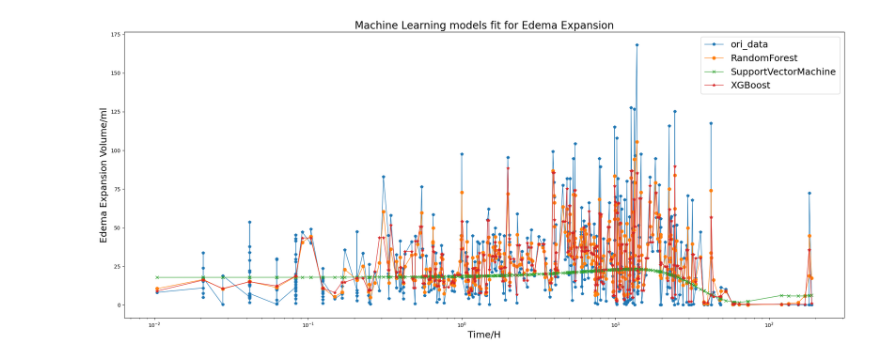
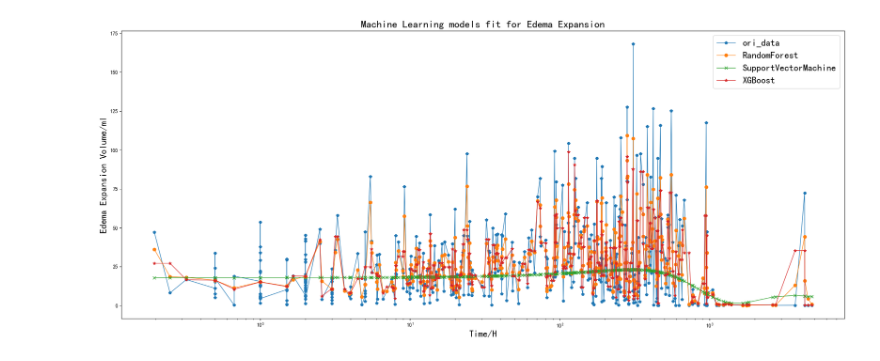
Before and after one commit to FateSlave/multi-model-integration-framework, a Jupyter notebook: EdemaVolume.ipynb, the cells around one changed output. Saved outputs shown, nothing was run; the diff lists cells and outputs as text; code cells hidden in the pictures.

```diff
--- a/EdemaVolume.ipynb
+++ b/EdemaVolume.ipynb
@@ -124,41 +148,40 @@ import matplotlib.pyplot as plt
 
 plt.figure(figsize=(25,10))
 
-
-xdata = sorted_x.to_numpy()
-ydata = sorted_y.to_numpy()
+# xdata = X
+# ydata = y
 
 # RandomForest
 RF_model = RandomForestRegressor(n_estimators=100, random_state=0)
 RF_model.fit(xdata.reshape(-1, 1), ydata)
 RF_pred = RF_model.predict(xdata.reshape(-1,1))
 
 
 # SupportVectorMachine
 SVM_model = SVR(kernel='rbf', C=1.0, epsilon=0.2)
 SVM_model.fit(xdata.reshape(-1, 1), ydata)
 SVM_pred = SVM_model.predict(xdata.reshape(-1,1))
 
 # Xgboost
 XGB_model = xgb.XGBRegressor()
 XGB_model.fit(xdata.reshape(-1,1),ydata)
 XGB_pred = XGB_model.predict(xdata.reshape(-1,1))
 
 plt.plot(xdata,ydata,linewidth=1,marker='p',label='ori_data')
 plt.plot(xdata,RF_pred,linewidth=1,marker='o',label='RandomForest')
 plt.plot(xdata,SVM_pred,linewidth=1,marker='x',label='SupportVectorMachine')
 plt.plot(xdata,XGB_pred,linewidth=1,marker='*',label="XGBoost")
 
 plt.legend(fontsize=18)
 plt.gca().set_xscale('log')
 
 plt.xlabel("Time/H",fontsize=18)
 plt.ylabel("Edema Expansion Volume/ml",fontsize=18)
 plt.title("Machine Learning models fit for Edema Expansion",fontsize=20)
 
 plt.show()
 # %% [output]
-[figure, old version]
+[figure, new version]
 # %%
 from sklearn.ensemble import RandomForestRegressor
 import xgboost as xgb
```
Also changed, not shown: parts of 5 cells of this notebook, 5 other files.
